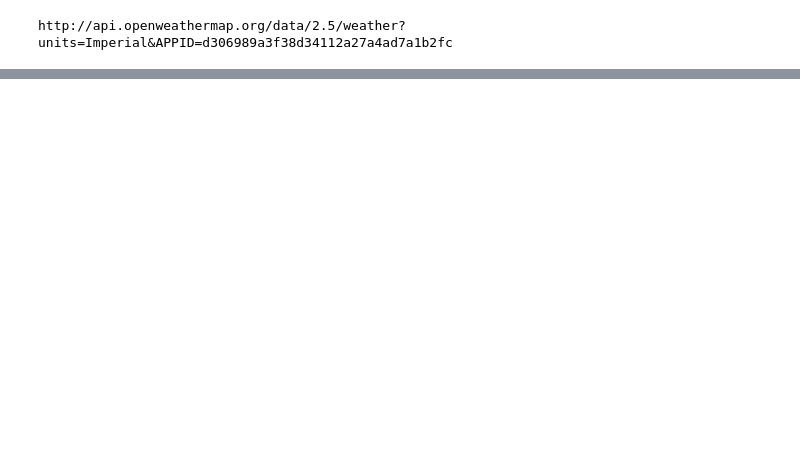
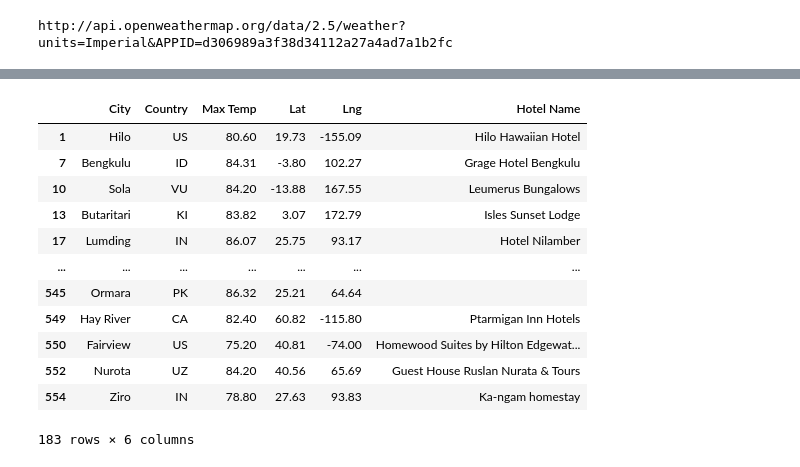
Before and after one commit to boluo95128/World_Weather_Analysis, a Jupyter notebook: WeatherPy.ipynb, the cells around one changed output, grey strips where cells are left out. Cells and saved outputs as stored; diff of their text form; code cells hidden in the pictures; blank space fills up the shorter version.

Commit message:
Adding Google map API.

```diff
--- a/WeatherPy.ipynb
+++ b/WeatherPy.ipynb
@@ -362,0 +500,5 @@ plot_linear_regression(x_values, y_values,
+# %%
+# Create DataFrame called hotel_df to store hotel names along with city, country, max temp, and coordinates.
+hotel_df = preferred_cities_df[["City", "Country", "Max Temp", "Lat", "Lng"]].copy()
+hotel_df["Hotel Name"] = ""
+hotel_df.head(10)
@@ -362,0 +517,26 @@ plot_linear_regression(x_values, y_values,
+# %%
+# Set parameters to search for a hotel.
+params = {
+    "radius": 5000,
+    "type": "lodging",
+    "key": g_key
+}
+# %%
+# Iterate through the DataFrame.
+for index, row in hotel_df.iterrows():
+    # Get the latitude and longitude.
+    lat = row["Lat"]
+    lng = row["Lng"]
+
+    # Add the latitude and longitude to location key for the params dictionary.
+    params["location"] = f"{lat},{lng}"
+
+    # Use the search term: "lodging" and our latitude and longitude.
+    base_url = "https://maps.googleapis.com/maps/api/place/nearbysearch/json"
+    # Make request and get the JSON data from the search.
+    hotels = requests.get(base_url, params=params).json()
+    # Grab the first hotel from the results and store the name.
+    try:
+        hotel_df.loc[index, "Hotel Name"] = hotels["results"][0]["name"]
+    except (IndexError):
+        print("Hotel not found...skipping.")
@@ -362,0 +562,16 @@ plot_linear_regression(x_values, y_values,
+# %%
+hotel_df
+# %% [output]
+|  | City | Country | Max Temp | Lat | Lng | Hotel Name |
+| 1 | Hilo | US | 80.60 | 19.73 | -155.09 | Hilo Hawaiian Hotel |
+| 7 | Bengkulu | ID | 84.31 | -3.80 | 102.27 | Grage Hotel Bengkulu |
+| 10 | Sola | VU | 84.20 | -13.88 | 167.55 | Leumerus Bungalows |
+| 13 | Butaritari | KI | 83.82 | 3.07 | 172.79 | Isles Sunset Lodge |
+| 17 | Lumding | IN | 86.07 | 25.75 | 93.17 | Hotel Nilamber |
+| ... | ... | ... | ... | ... | ... | ... |
+| 545 | Ormara | PK | 86.32 | 25.21 | 64.64 |  |
+| 549 | Hay River | CA | 82.40 | 60.82 | -115.80 | Ptarmigan Inn Hotels |
+| 550 | Fairview | US | 75.20 | 40.81 | -74.00 | Homewood Suites by Hilton Edgewat... |
+| 552 | Nurota | UZ | 84.20 | 40.56 | 65.69 | Guest House Ruslan Nurata & Tours |
+| 554 | Ziro | IN | 78.80 | 27.63 | 93.83 | Ka-ngam homestay |
+183 rows × 6 columns
```
Also changed, not shown: parts of 34 cells of this notebook.
